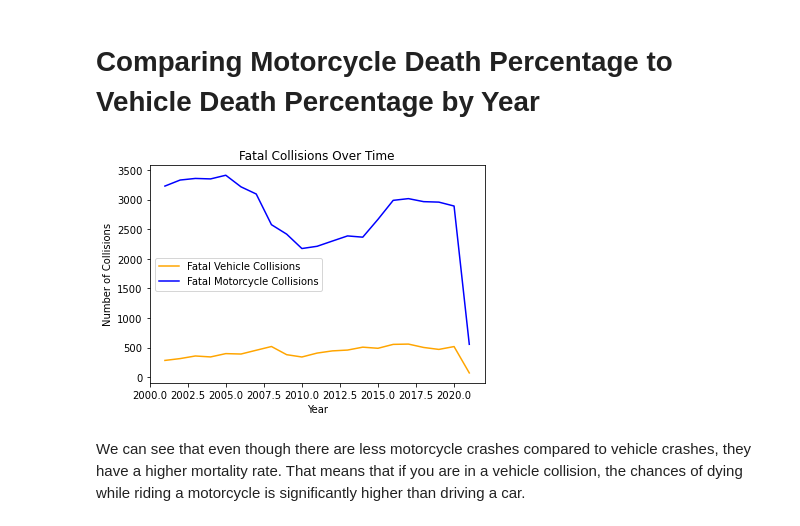
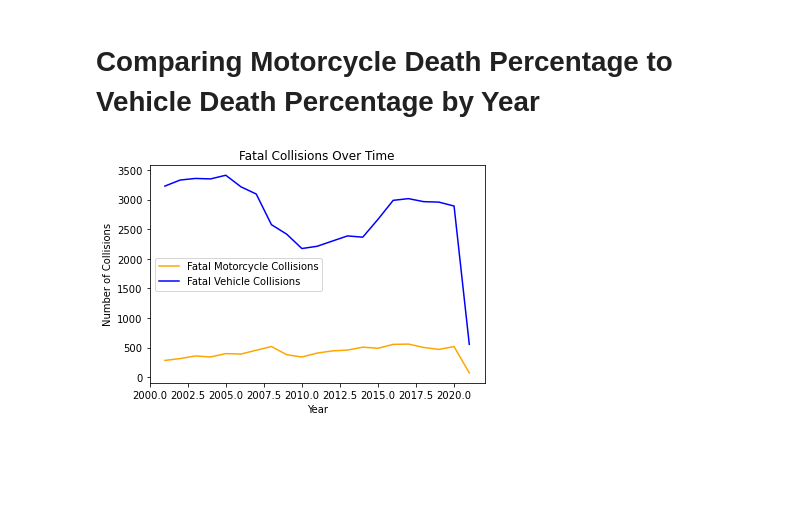
Before and after one commit to tvharris123/DSCI235-Final, a Jupyter notebook: FINALDRAFT.ipynb, the cells around one changed output. Drawn from its saved outputs; the diff is of its cells as text; code cells hidden in the pictures; blank space fills up the shorter version.

```diff
--- a/FINALDRAFT.ipynb
+++ b/FINALDRAFT.ipynb
@@ -249,12 +249,10 @@ noMotorCycle = collisiondf.loc[(collisiondf['motorcycle_collision'] == 0) & (col
 # %%
 plt.plot(np.arange(2001, 2022, dtype = int), motorCyclesKilled['year'].value_counts().sort_index(), color = 'orange')
 plt.plot(np.arange(2001, 2022, dtype = int), noMotorCycle['year'].value_counts().sort_index(), color = 'blue')
 plt.ylabel("Number of Collisions")
 plt.xlabel("Year")
 plt.title("Fatal Collisions Over Time")
-plt.legend(['Fatal Vehicle Collisions', 'Fatal Motorcycle Collisions'])
+plt.legend(['Fatal Motorcycle Collisions', 'Fatal Vehicle Collisions'])
 plt.show()
 # %% [output]
-[figure, old version]
+[figure, new version]
-# %% [markdown]
-We can see that even though there are less motorcycle crashes compared to vehicle crashes, they have a higher mortality rate. That means that if you are in a vehicle collision, the chances of dying while riding a motorcycle is significantly higher than driving a car.
```
Also changed, not shown: parts of 2 cells of this notebook.
